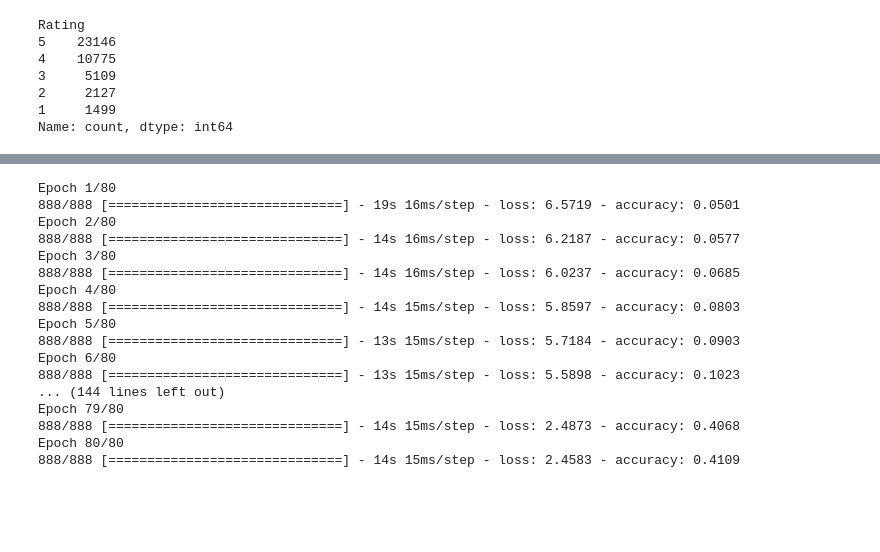
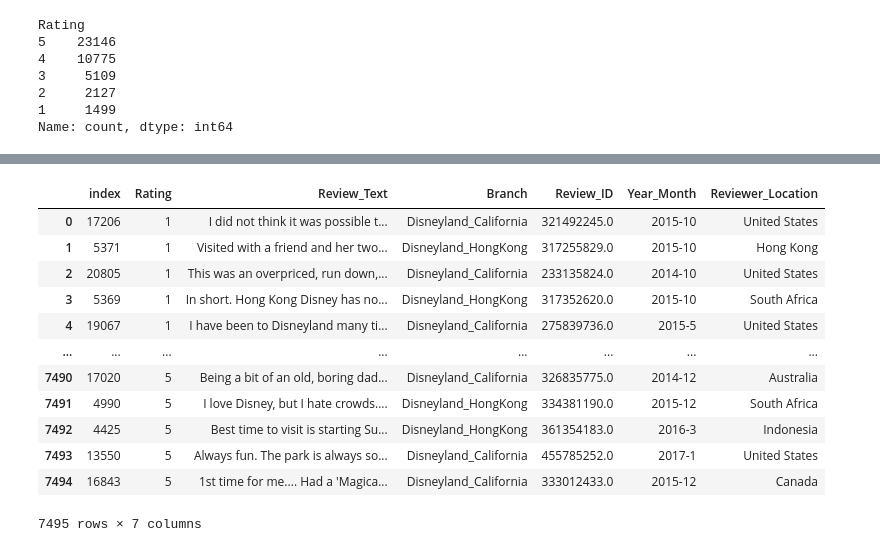
Before and after one commit to LoloREIN/Diney_agency, a Jupyter notebook: pruebas.ipynb, the cells around one changed output, grey strips where cells are left out. Drawn from its saved outputs; the diff is of its cells as text; code cells hidden in the pictures; blank space fills up the shorter version.

```diff
--- a/pruebas.ipynb
+++ b/pruebas.ipynb
@@ -36,7 +101,3 @@ Rating
 2     2127
 1     1499
 Name: count, dtype: int64
-# %%
-rating = [1]
-df = df[df["Rating"].isin(rating)]
-df
@@ -184,20 +103,0 @@ _________________________________________________________________
-# %%
-history = model.fit(x,y,batch_size=32, epochs=80)
-# %% [output]
-Epoch 1/80
-888/888 [==============================] - 19s 16ms/step - loss: 6.5719 - accuracy: 0.0501
-Epoch 2/80
-888/888 [==============================] - 14s 16ms/step - loss: 6.2187 - accuracy: 0.0577
-Epoch 3/80
-888/888 [==============================] - 14s 16ms/step - loss: 6.0237 - accuracy: 0.0685
-Epoch 4/80
-888/888 [==============================] - 14s 15ms/step - loss: 5.8597 - accuracy: 0.0803
-Epoch 5/80
-888/888 [==============================] - 13s 15ms/step - loss: 5.7184 - accuracy: 0.0903
-Epoch 6/80
-888/888 [==============================] - 13s 15ms/step - loss: 5.5898 - accuracy: 0.1023
-... (144 lines left out)
-Epoch 79/80
-888/888 [==============================] - 14s 15ms/step - loss: 2.4873 - accuracy: 0.4068
-Epoch 80/80
-888/888 [==============================] - 14s 15ms/step - loss: 2.4583 - accuracy: 0.4109
@@ -222,0 +104,26 @@ def generate_lyric(seed_text,n_lines):
+# %%
+undersampled_data = pd.DataFrame(columns=["Rating","Review_Text","Branch"])
+
+undersampled_data = pd.concat([undersampled_data, df[df["Rating"]==1].sample(1499)])
+undersampled_data = pd.concat([undersampled_data, df[df["Rating"]==2].sample(1499)])
+undersampled_data = pd.concat([undersampled_data, df[df["Rating"]==3].sample(1499)])
+undersampled_data = pd.concat([undersampled_data, df[df["Rating"]==4].sample(1499)])
+undersampled_data = pd.concat([undersampled_data, df[df["Rating"]==5].sample(1499)])
+df = undersampled_data
+df.reset_index(inplace=True)
+# %%
+undersampled_data
+# %% [output]
+|  | index | Rating | Review_Text | Branch | Review_ID | Year_Month | Reviewer_Location |
+| 0 | 17206 | 1 | I did not think it was possible t... | Disneyland_California | 321492245.0 | 2015-10 | United States |
+| 1 | 5371 | 1 | Visited with a friend and her two... | Disneyland_HongKong | 317255829.0 | 2015-10 | Hong Kong |
+| 2 | 20805 | 1 | This was an overpriced, run down,... | Disneyland_California | 233135824.0 | 2014-10 | United States |
+| 3 | 5369 | 1 | In short. Hong Kong Disney has no... | Disneyland_HongKong | 317352620.0 | 2015-10 | South Africa |
+| 4 | 19067 | 1 | I have been to Disneyland many ti... | Disneyland_California | 275839736.0 | 2015-5 | United States |
+| ... | ... | ... | ... | ... | ... | ... | ... |
+| 7490 | 17020 | 5 | Being a bit of an old, boring dad... | Disneyland_California | 326835775.0 | 2014-12 | Australia |
+| 7491 | 4990 | 5 | I love Disney, but I hate crowds.... | Disneyland_HongKong | 334381190.0 | 2015-12 | South Africa |
+| 7492 | 4425 | 5 | Best time to visit is starting Su... | Disneyland_HongKong | 361354183.0 | 2016-3 | Indonesia |
+| 7493 | 13550 | 5 | Always fun. The park is always so... | Disneyland_California | 455785252.0 | 2017-1 | United States |
+| 7494 | 16843 | 5 | 1st time for me.... Had a 'Magica... | Disneyland_California | 333012433.0 | 2015-12 | Canada |
+7495 rows × 7 columns
```
Also changed, not shown: parts of 31 cells of this notebook, 13 other files.
